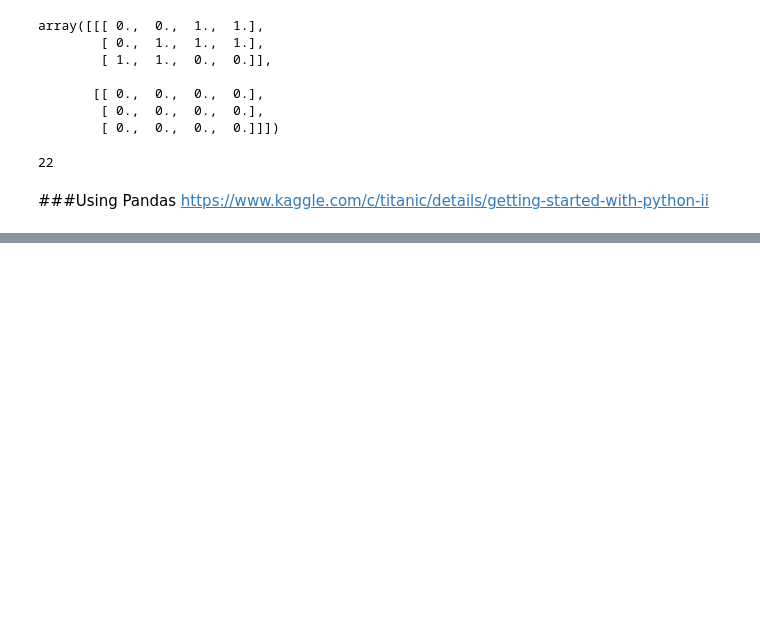
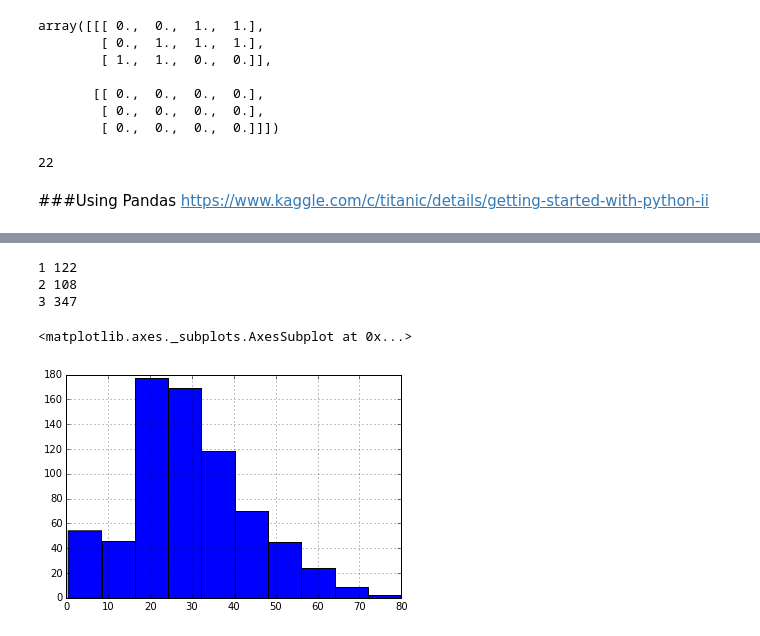
Before and after one commit to neo-anderson/machine-learning-projects, a Jupyter notebook: kaggle/titanic/Kaggle Titanic Dataset.ipynb, the cells around one changed output, grey strips where cells are left out. Drawn from its saved outputs; the diff is of its cells as text; code cells hidden in the pictures; blank space fills up the shorter version.

```diff
--- a/kaggle/titanic/Kaggle Titanic Dataset.ipynb
+++ b/kaggle/titanic/Kaggle Titanic Dataset.ipynb
@@ -187,0 +196,4 @@ https://www.kaggle.com/c/titanic/details/getting-started-with-python-ii
+# %%
+# Error above cos of missing values. Easier with pandas
+df = pd.read_csv('train.csv',header=0)
+df
@@ -187,0 +353,12 @@ https://www.kaggle.com/c/titanic/details/getting-started-with-python-ii
+# %%
+for i in range(1,4):
+    print(i, len(df[ (df.Pclass==i) & (df.Sex =='male') ]))
+# %% [output]
+1 122
+2 108
+3 347
+# %%
+df.Age.hist()
+# %% [output]
+<matplotlib.axes._subplots.AxesSubplot at 0x...>
+[figure, added]
```
Also changed, not shown: parts of 18 cells of this notebook.
